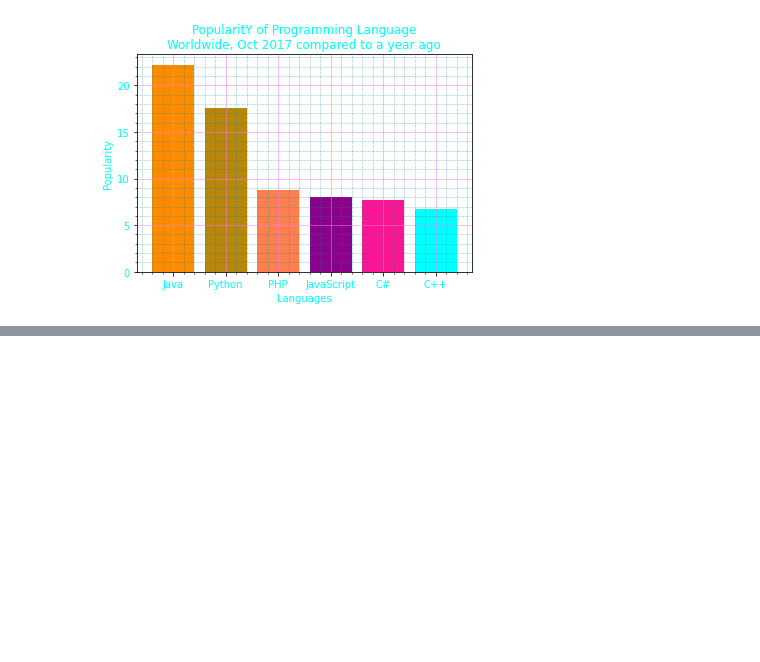
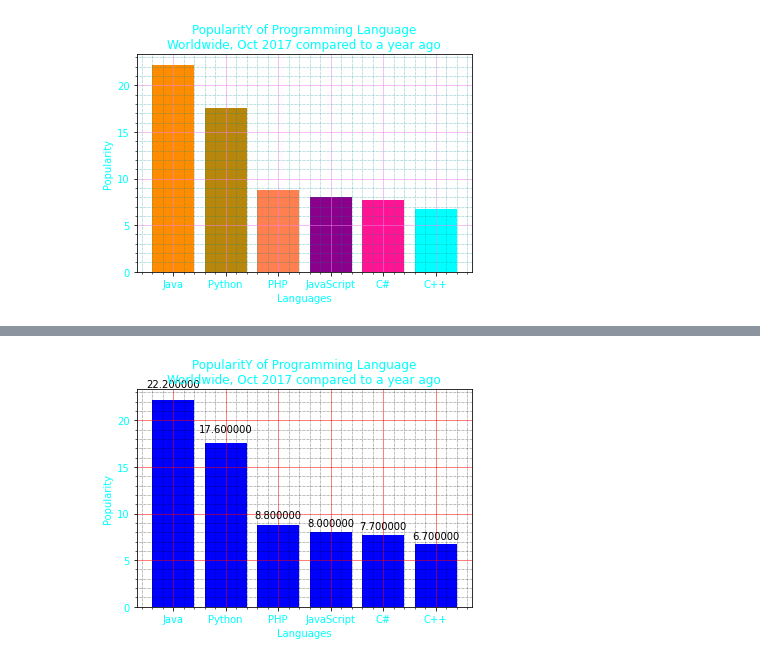
Before and after one commit to shaikhfarzana/Python-Libraries, a Jupyter notebook: Matplotlib_Bargraph_Problems/Matplotlib_Bargraph_Problems.ipynb, the cells around one changed output, grey strips where cells are left out. Drawn from its saved outputs; the diff is of its cells as text; code cells hidden in the pictures; blank space fills up the shorter version.

Commit message:
[Farzana] Add: Python program to attach labels on top of bars on graph.

```diff
--- a/Matplotlib_Bargraph_Problems/Matplotlib_Bargraph_Problems.ipynb
+++ b/Matplotlib_Bargraph_Problems/Matplotlib_Bargraph_Problems.ipynb
@@ -139,0 +142,44 @@ if __name__ == "__main__":
+# %%
+import matplotlib.pyplot as plt
+
+def attach_label_to_bargraph():
+    """
+       Description:
+          Function is used to attach text label above the bargraph.
+       Parameter:
+          No parameter required.
+       Return:
+          Returns nothing.
+    """
+x = ['Java', 'Python', 'PHP', 'JavaScript', 'C#', 'C++']
+popularity = [22.2, 17.6, 8.8, 8, 7.7, 6.7]
+x_pos = [i for i, _ in enumerate(x)]
+
+fig, ax = plt.subplots()
+rects1 = ax.bar(x_pos, popularity, color='darkslategray')
+plt.xlabel("Languages", color='cyan')
+plt.ylabel("Popularity",color='cyan')
+plt.title("PopularitY of Programming Language\n" + "Worldwide, Oct 2017 compared to a year ago", color='cyan')
+plt.xticks(x_pos, x, color='cyan')
+plt.yticks(color='cyan')
+# Turn on the grid
+plt.minorticks_on()
+plt.grid(which='major', linestyle='-', linewidth='0.5', color='red')
+# Customize the minor grid
+plt.grid(which='minor', linestyle=':', linewidth='0.5', color='black')
+def autolabel(rects):
+# Attach a text label above each bar displaying its height
+
+   for rect in rects:
+            height = rect.get_height()
+            ax.text(rect.get_x() + rect.get_width()/2., 1.05*height,
+                  '%f' % float(height),
+            ha='center', va='bottom')
+autolabel(rects1)
+
+plt.show()
+
+if __name__ == "__main__":
+     attach_label_to_bargraph()
+# %% [output]
+[figure, added]
```
Also changed, not shown: parts of 1 cell of this notebook.
